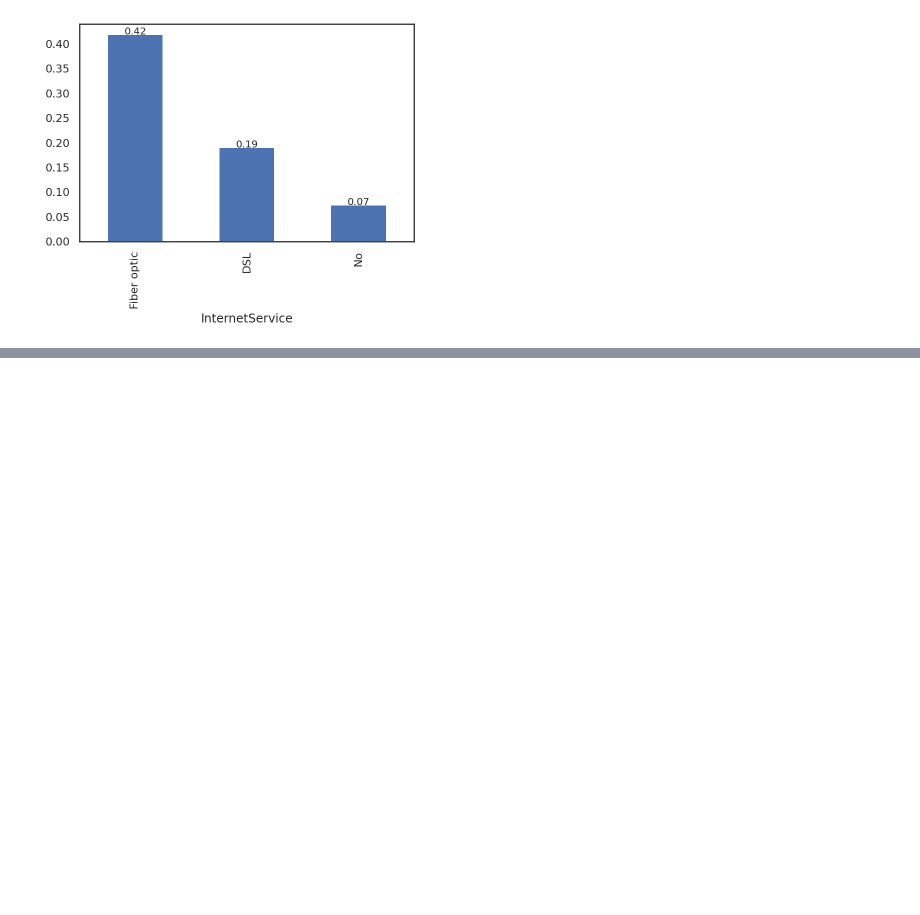
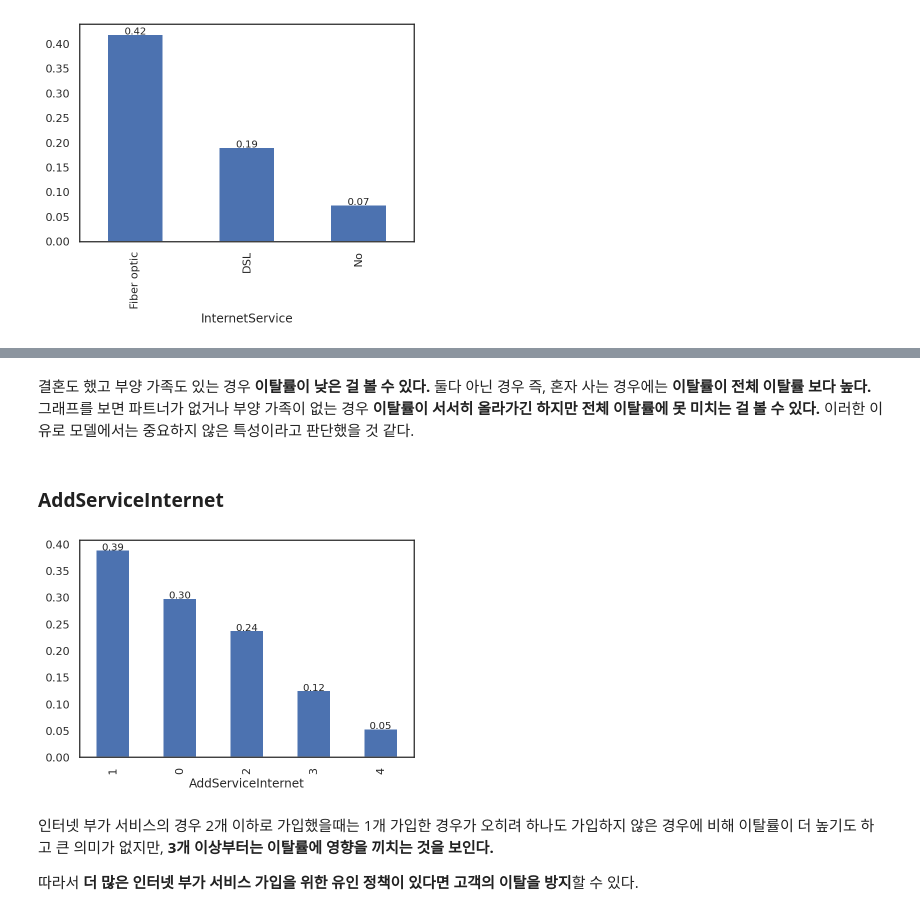
Before and after one commit to maengg/Customer_churn, a Jupyter notebook: Customer_churn.ipynb, the cells around one changed output, grey strips where cells are left out. Saved outputs shown, nothing was run; the diff lists cells and outputs as text; code cells hidden in the pictures; blank space fills up the shorter version.

```diff
--- a/Customer_churn.ipynb
+++ b/Customer_churn.ipynb
@@ -1410,0 +1446,12 @@ Fiber optic을 사용하는 고객이 총 고객 중 42%로 가장 많은 비중
+# %% [markdown]
+결혼도 했고 부양 가족도 있는 경우 **이탈률이 낮은 걸 볼 수 있다.** 둘다 아닌 경우 즉, 혼자 사는 경우에는 **이탈률이 전체 이탈률 보다 높다.** 그래프를 보면 파트너가 없거나 부양 가족이 없는 경우 **이탈률이 서서히 올라가긴 하지만 전체 이탈률에 못 미치는 걸 볼 수 있다.** 이러한 이유로 모델에서는 중요하지 않은 특성이라고 판단했을 것 같다.
+# %% [markdown]
+### **AddServiceInternet**
+# %%
+barplot_churnratio('AddServiceInternet')
+# %% [output]
+[figure, added]
+# %% [markdown]
+인터넷 부가 서비스의 경우 2개 이하로 가입했을때는 1개 가입한 경우가 오히려 하나도 가입하지 않은 경우에 비해 이탈률이 더 높기도 하고 큰 의미가 없지만, **3개 이상부터는 이탈률에 영향을 끼치는 것을 보인다.**
+
+따라서 **더 많은 인터넷 부가 서비스 가입을 위한 유인 정책이 있다면 고객의 이탈을 방지**할 수 있다.
```
Also changed, not shown: parts of 31 cells of this notebook.
